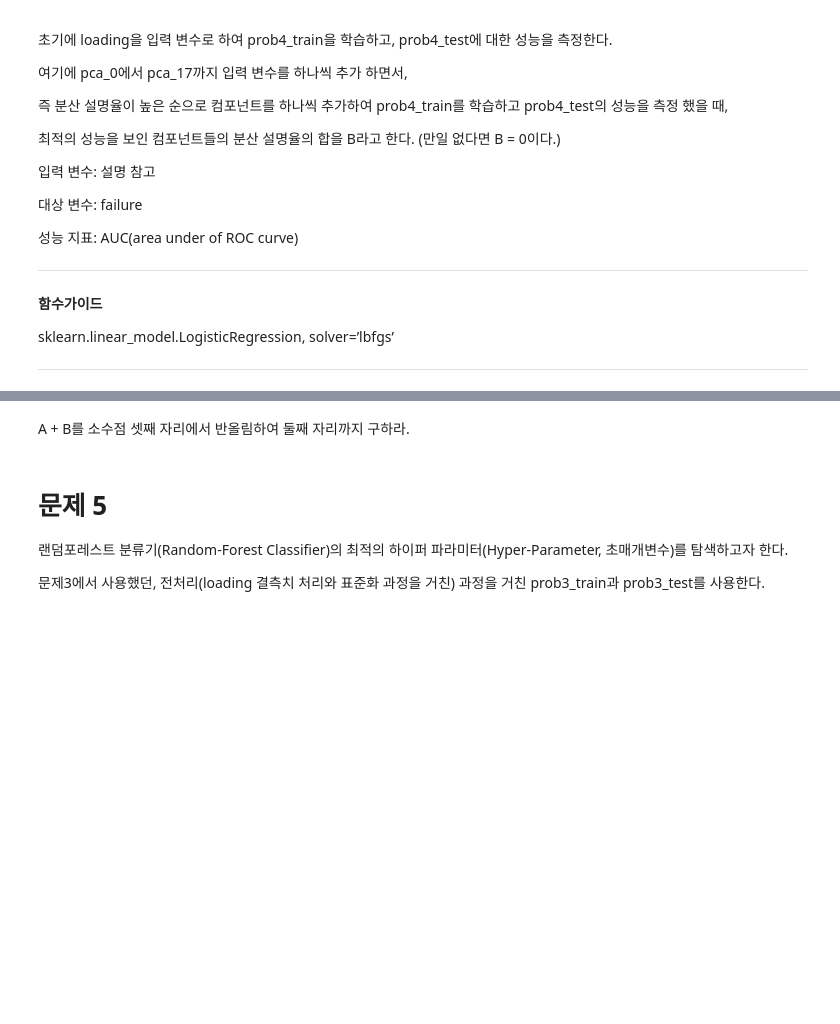
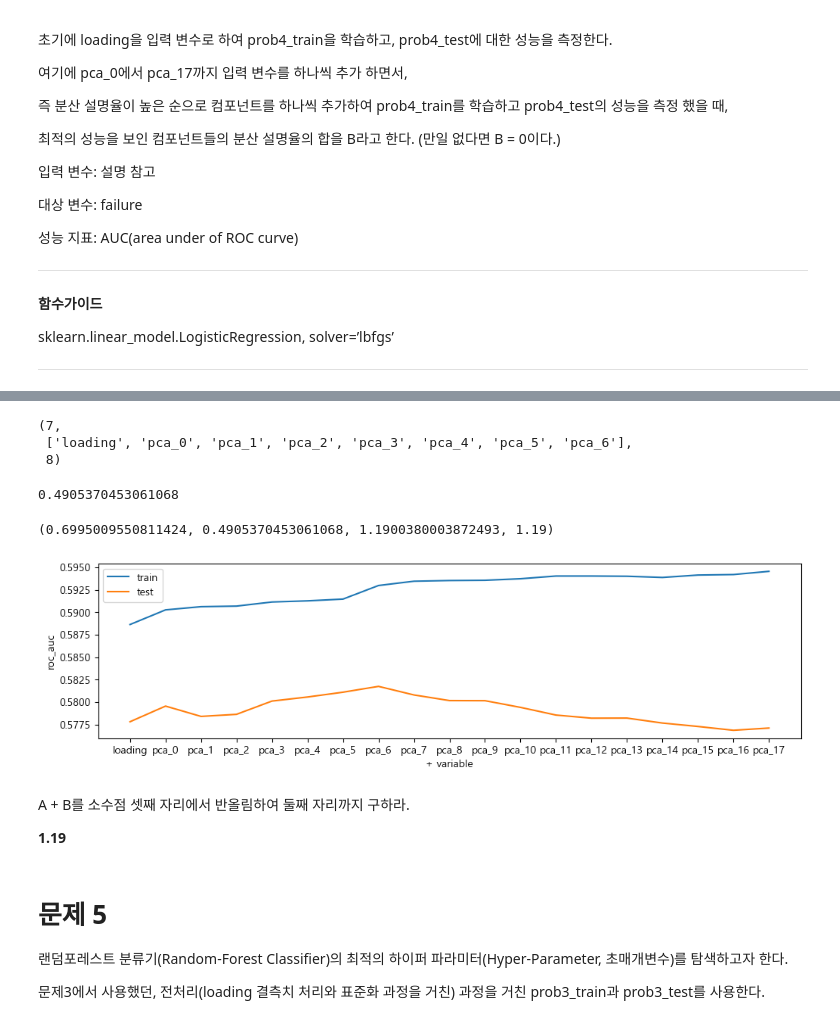
Before and after one commit to jw-koo/DS_lv3_2412, a Jupyter notebook: sec_ds_lv3_prob1_prob.ipynb, the cells around one changed output, grey strips where cells are left out. Saved outputs shown, nothing was run; the diff lists cells and outputs as text; code cells hidden in the pictures; blank space fills up the shorter version.

```diff
--- a/sec_ds_lv3_prob1_prob.ipynb
+++ b/sec_ds_lv3_prob1_prob.ipynb
@@ -1267,3 +1267,21 @@ df_emat.loc['ev0'].abs().idxmax()
 sklearn.linear_model.LogisticRegression, solver=’lbfgs’
 
 ---
+# %%
+from sklearn.linear_model import LogisticRegression
+from sklearn.metrics import roc_auc_score
+X_lr = list()
+X_lr_list = list()
+auc_test, auc_train = list(), list()
+clf_lr = LogisticRegression(solver = 'lbfgs')
+for i in ['loading'] + X_comp:
+    X_lr.append(i)
+    X_lr_list.append(X_lr.copy())
+    clf_lr.fit(df_prob4_train[X_lr], df_prob4_train['failure'])
+    auc_test.append(
+        roc_auc_score(df_prob4_test['failure'], clf_lr.predict_proba(df_prob4_test[X_lr])[:, 1])
+    )
+    auc_train.append(
+        roc_auc_score(df_prob4_train['failure'], clf_lr.predict_proba(df_prob4_train[X_lr])[:, 1])
+    )
+    print(i, auc_test[-1], auc_train[-1])
@@ -1270,5 +1308,32 @@ sklearn.linear_model.LogisticRegression, solver=’lbfgs’
+# %%
+np.argmax(auc_test), X_lr_list[np.argmax(auc_test)], len(X_lr_list[np.argmax(auc_test)])
+# %% [output]
+(7,
+ ['loading', 'pca_0', 'pca_1', 'pca_2', 'pca_3', 'pca_4', 'pca_5', 'pca_6'],
+ 8)
+# %%
+B = pca.explained_variance_ratio_[:len(X_lr_list[np.argmax(auc_test)]) - 1].sum()
+B
+# %% [output]
+0.4905370453061068
+# %%
+A, B, A + B, round(A + B, 2)
+# %% [output]
+(0.6995009550811424, 0.4905370453061068, 1.1900380003872493, 1.19)
+# %%
+# 전진 선택 단계에 따른 train / test의 성능 변화를 보입니다.
+plt.figure(figsize=(12, 3))
+sns.lineplot(x = ['loading'] + ['pca_{}'.format(i) for i in range(18)], y = auc_train, label='train')
+sns.lineplot(x = ['loading'] + ['pca_{}'.format(i) for i in range(18)], y = auc_test, label='test')
+plt.gca().set_xlabel('+ variable')
+plt.gca().set_ylabel('roc_auc')
+plt.show()
+# %% [output]
+[figure, added]
 # %% [markdown]
 A + B를 소수점 셋째 자리에서 반올림하여 둘째 자리까지 구하라.
+
+**1.19**
 # %% [markdown]
 # 문제 5
 
```
Also changed, not shown: parts of 73 cells of this notebook.
